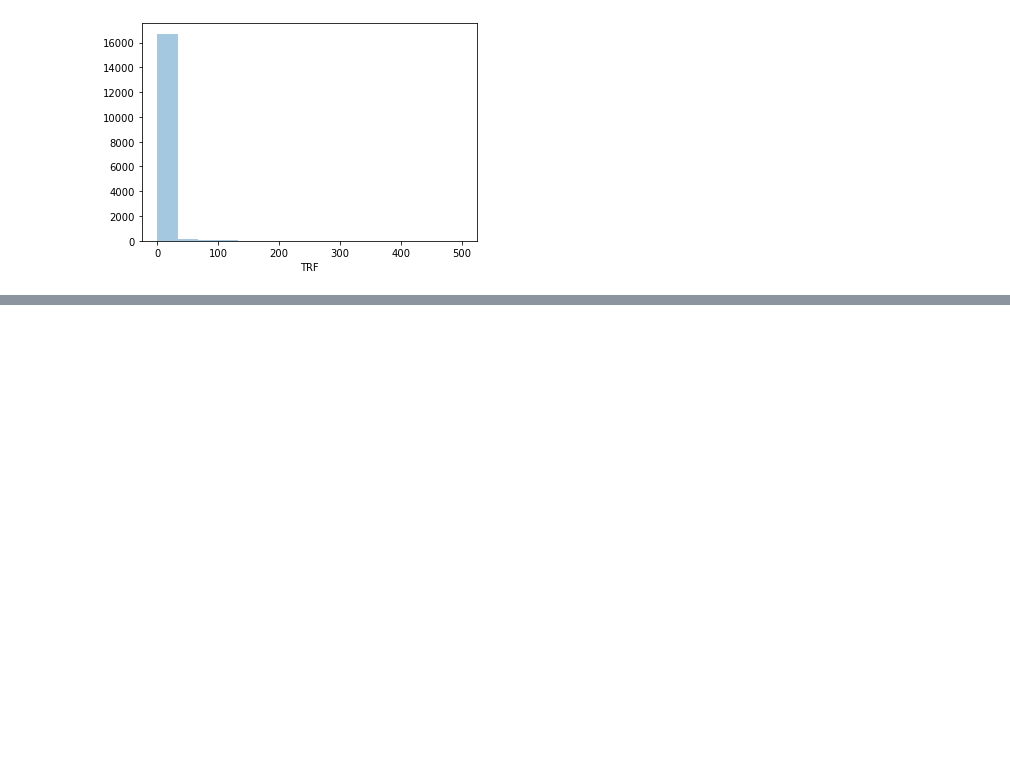
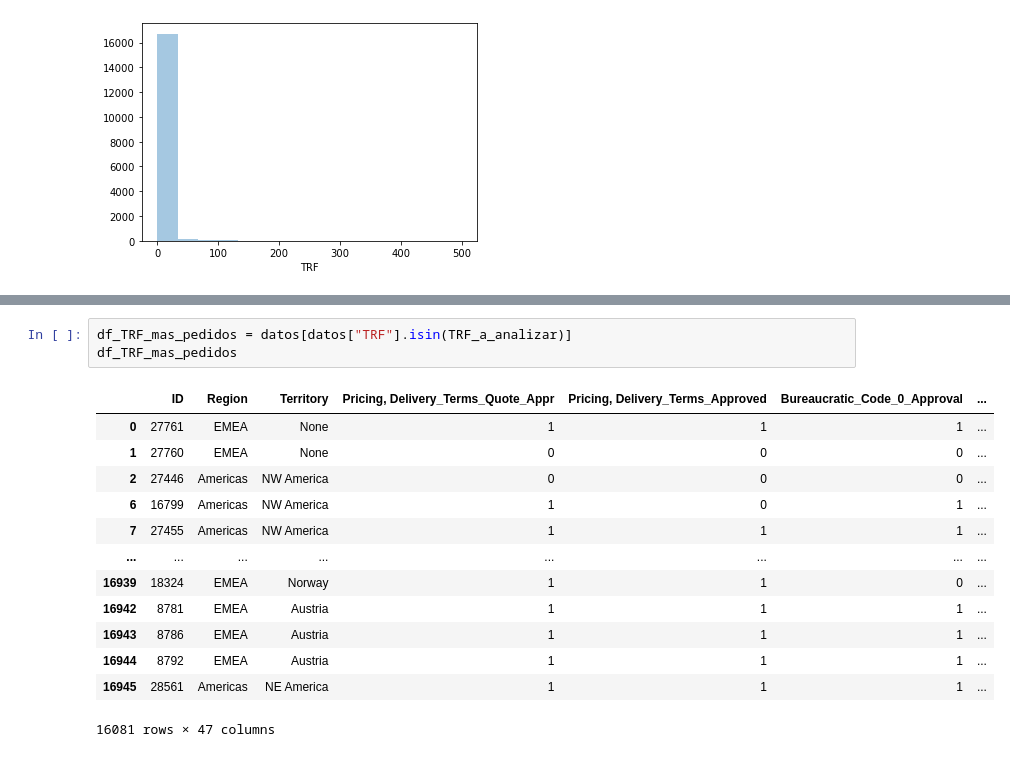
Before and after one commit to RiedelNicolas/75.06-2C2020-TP1, a Jupyter notebook: Codigo_analisis.ipynb, the cells around one changed output, grey strips where cells are left out. Saved outputs shown, nothing was run; the diff lists cells and outputs as text; blank space fills up the shorter version.

```diff
--- a/Codigo_analisis.ipynb
+++ b/Codigo_analisis.ipynb
@@ -111,0 +117,17 @@ sns.distplot(a=datos["TRF"], label="TRF", bins=15, kde=False)#bins de largo 33
+# %%
+df_TRF_mas_pedidos = datos[datos["TRF"].isin(TRF_a_analizar)]
+df_TRF_mas_pedidos
+# %% [output]
+|  | ID | Region | Territory | Pricing, Delivery_Terms_Quote_Appr | Pricing, Delivery_Terms_Approved | Bureaucratic_Code_0_Approval | ... |
+| 0 | 27761 | EMEA | None | 1 | 1 | 1 | ... |
+| 1 | 27760 | EMEA | None | 0 | 0 | 0 | ... |
+| 2 | 27446 | Americas | NW America | 0 | 0 | 0 | ... |
+| 6 | 16799 | Americas | NW America | 1 | 0 | 1 | ... |
+| 7 | 27455 | Americas | NW America | 1 | 1 | 1 | ... |
+| ... | ... | ... | ... | ... | ... | ... | ... |
+| 16939 | 18324 | EMEA | Norway | 1 | 1 | 0 | ... |
+| 16942 | 8781 | EMEA | Austria | 1 | 1 | 1 | ... |
+| 16943 | 8786 | EMEA | Austria | 1 | 1 | 1 | ... |
+| 16944 | 8792 | EMEA | Austria | 1 | 1 | 1 | ... |
+| 16945 | 28561 | Americas | NE America | 1 | 1 | 1 | ... |
+16081 rows × 47 columns
```
Also changed, not shown: parts of 3 cells of this notebook.
